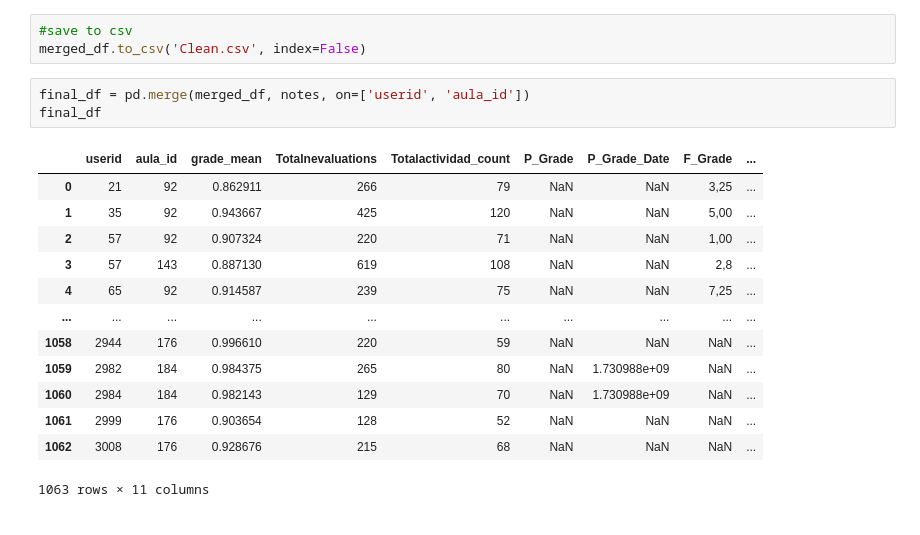
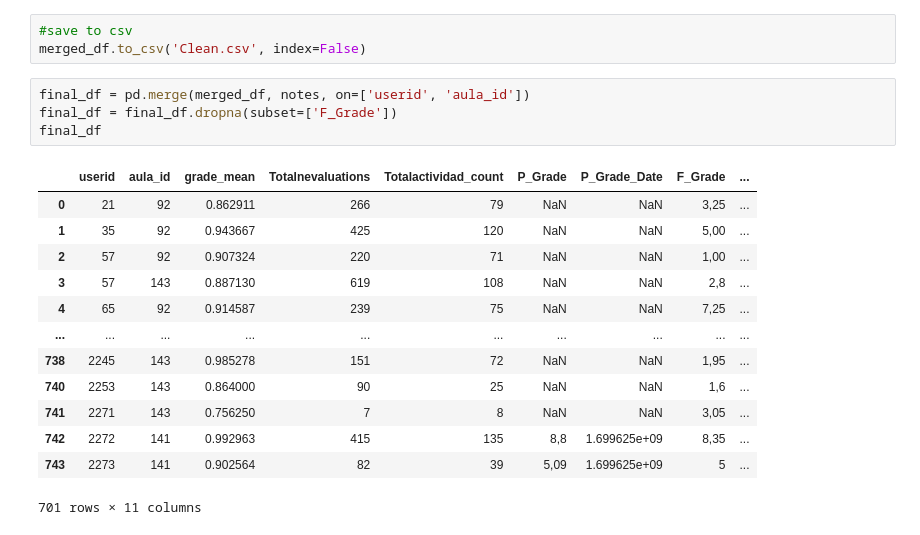
Before and after one commit to Miquel44/HACKATHONUAB, a Jupyter notebook: datathon.ipynb, the cells around one changed output. Drawn from its saved outputs; the diff is of its cells as text.

```diff
--- a/datathon.ipynb
+++ b/datathon.ipynb
@@ -134,18 +135,19 @@ merged_df
 merged_df.to_csv('Clean.csv', index=False)
 # %%
 final_df = pd.merge(merged_df, notes, on=['userid', 'aula_id'])
+final_df = final_df.dropna(subset=['F_Grade'])
 final_df
 # %% [output]
 |  | userid | aula_id | grade_mean | Totalnevaluations | Totalactividad_count | P_Grade | P_Grade_Date | F_Grade | ... |
 | 0 | 21 | 92 | 0.862911 | 266 | 79 | NaN | NaN | 3,25 | ... |
 | 1 | 35 | 92 | 0.943667 | 425 | 120 | NaN | NaN | 5,00 | ... |
 | 2 | 57 | 92 | 0.907324 | 220 | 71 | NaN | NaN | 1,00 | ... |
 | 3 | 57 | 143 | 0.887130 | 619 | 108 | NaN | NaN | 2,8 | ... |
 | 4 | 65 | 92 | 0.914587 | 239 | 75 | NaN | NaN | 7,25 | ... |
 | ... | ... | ... | ... | ... | ... | ... | ... | ... | ... |
-| 1058 | 2944 | 176 | 0.996610 | 220 | 59 | NaN | NaN | NaN | ... |
-| 1059 | 2982 | 184 | 0.984375 | 265 | 80 | NaN | 1.730988e+09 | NaN | ... |
-| 1060 | 2984 | 184 | 0.982143 | 129 | 70 | NaN | 1.730988e+09 | NaN | ... |
-| 1061 | 2999 | 176 | 0.903654 | 128 | 52 | NaN | NaN | NaN | ... |
-| 1062 | 3008 | 176 | 0.928676 | 215 | 68 | NaN | NaN | NaN | ... |
+| 738 | 2245 | 143 | 0.985278 | 151 | 72 | NaN | NaN | 1,95 | ... |
+| 740 | 2253 | 143 | 0.864000 | 90 | 25 | NaN | NaN | 1,6 | ... |
+| 741 | 2271 | 143 | 0.756250 | 7 | 8 | NaN | NaN | 3,05 | ... |
+| 742 | 2272 | 141 | 0.992963 | 415 | 135 | 8,8 | 1.699625e+09 | 8,35 | ... |
+| 743 | 2273 | 141 | 0.902564 | 82 | 39 | 5,09 | 1.699625e+09 | 5 | ... |
-1063 rows × 11 columns
+701 rows × 11 columns
```
Also changed, not shown: parts of 6 cells of this notebook.
